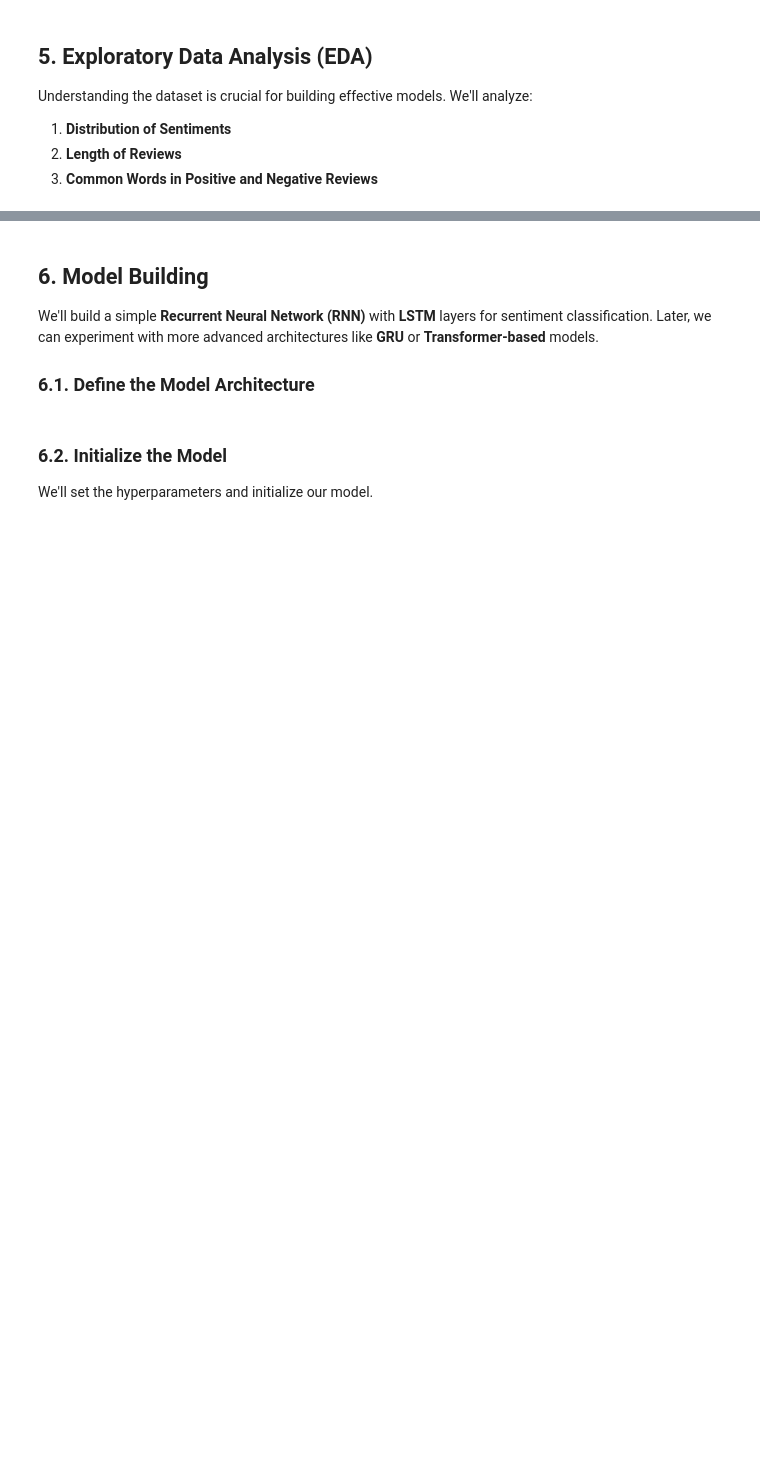
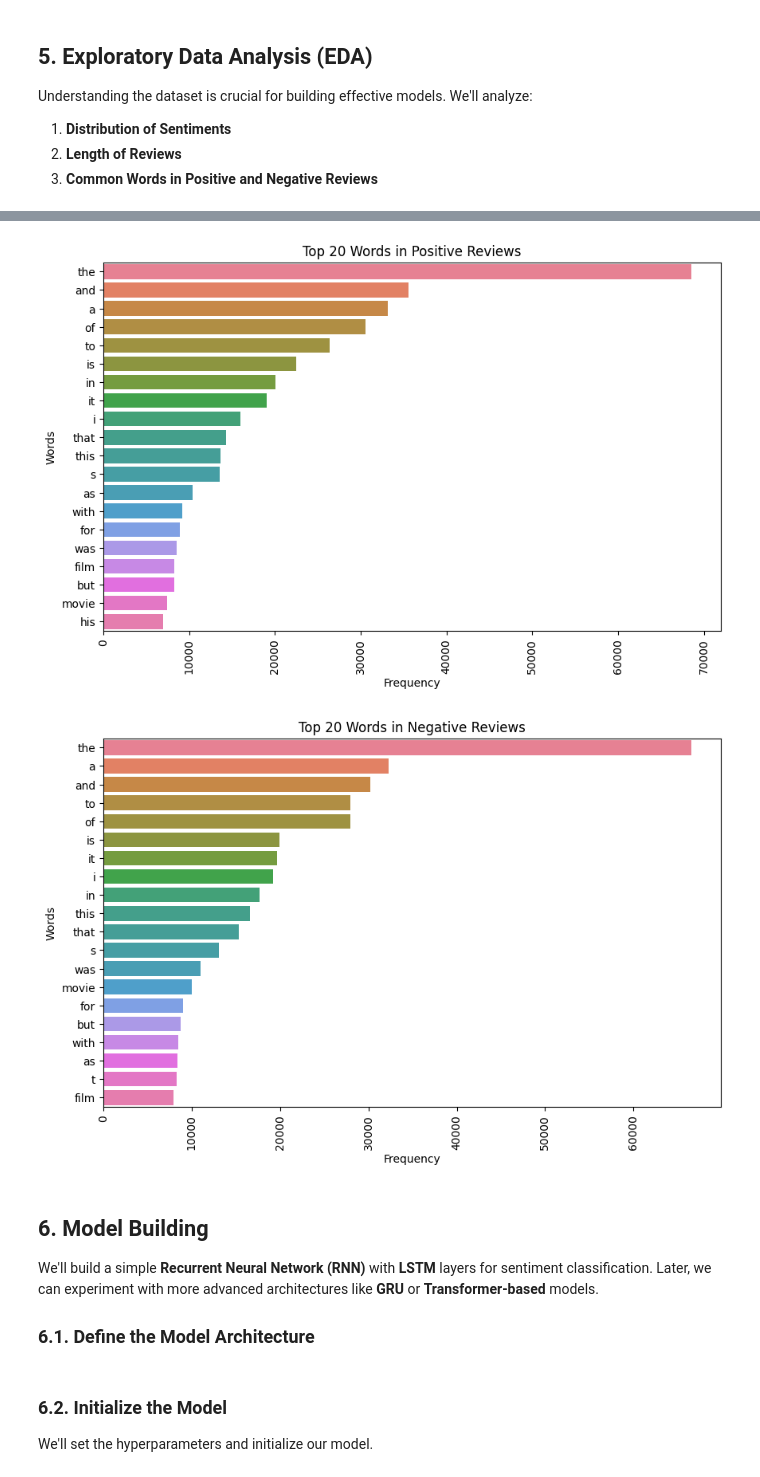
Before and after one commit to amanzoni1/DL_SentimentAnalysis, a Jupyter notebook: sentiment.ipynb, the cells around one changed output, grey strips where cells are left out. Saved outputs shown, nothing was run; the diff lists cells and outputs as text; code cells hidden in the pictures; blank space fills up the shorter version.

```diff
--- a/sentiment.ipynb
+++ b/sentiment.ipynb
@@ -337,10 +345,18 @@ class TextTransform:
 # Initialize TextTransform
 text_transform = TextTransform(max_vocab_size=20000, max_len=500)
 
-# Create training dataset to build vocabulary
+# Create training dataset and clean texts
 train_dataset = IMDBDataset(data_dir=data_dir, split='train', transform=None)
-text_transform.build_vocab(train_dataset.texts)
+cleaned_train_texts = [train_dataset.clean_text(text) for text in train_dataset.texts]
+train_dataset.texts = cleaned_train_texts
 
-# Apply the transformation to datasets
+# Build vocabulary on cleaned texts
+text_transform.build_vocab(cleaned_train_texts)
+
+# Assign transformation
 train_dataset.transform = text_transform
+
+# Create and clean test dataset
 test_dataset = IMDBDataset(data_dir=data_dir, split='test', transform=text_transform)
+cleaned_test_texts = [test_dataset.clean_text(text) for text in test_dataset.texts]
+test_dataset.texts = cleaned_test_texts
@@ -469,0 +521,51 @@ plt.show()
+# %%
+# ============================================
+# 📊 Common Words in Positive and Negative Reviews
+# ============================================
+
+import nltk
+from nltk.tokenize import word_tokenize
+nltk.download('punkt')
+
+# Function to get common words using NLTK tokenizer
+def get_common_words_nltk(dataset, top_n=20, sample_size=None):
+    positive_counter = Counter()
+    negative_counter = Counter()
+
+    indices = range(len(dataset.texts))
+    if sample_size:
+        sampled_indices = random.sample(indices, min(sample_size, len(dataset.texts)))
+    else:
+        sampled_indices = indices
+
+    for idx in sampled_indices:
+        text = dataset.texts[idx]
+        label = dataset.labels[idx]
+        words = word_tokenize(text)
+        if label == 1:
+            positive_counter.update(words)
+        else:
+            negative_counter.update(words)
+
+    return positive_counter.most_common(top_n), negative_counter.most_common(top_n)
+
+# Function to plot common words
+def plot_common_words(common_words, title):
+    words, counts = zip(*common_words)
+    plt.figure(figsize=(10, 6))
+    sns.barplot(x=list(counts), y=list(words), hue=list(words), legend=False)
+    plt.title(title)
+    plt.xlabel("Frequency")
+    plt.ylabel("Words")
+    plt.xticks(rotation=90)
+    plt.show()
+
+# Get common words with sampling for efficiency
+top_pos, top_neg = get_common_words_nltk(train_dataset, top_n=20, sample_size=10000)
+
+# Plot top positive words
+plot_common_words(top_pos, "Top 20 Words in Positive Reviews")
+
+# Plot top negative words
+plot_common_words(top_neg, "Top 20 Words in Negative Reviews")
+# %% [output]
@@ -470,3 +574,5 @@ plt.show()
+[figure, added]
+[figure, added]
 # %% [markdown]
 ## 6. Model Building
 
```
Also changed, not shown: parts of 16 cells of this notebook.
